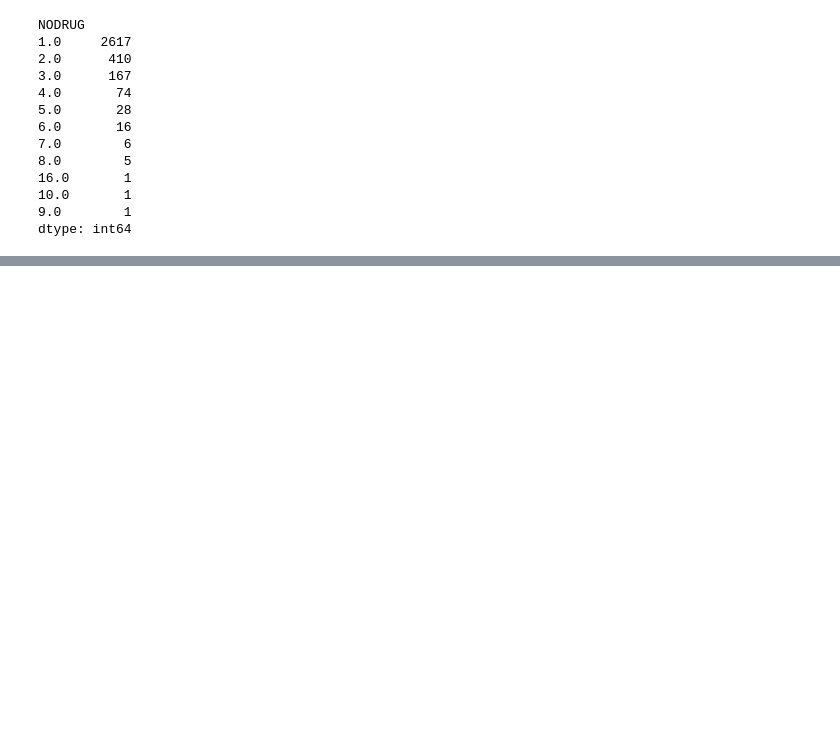
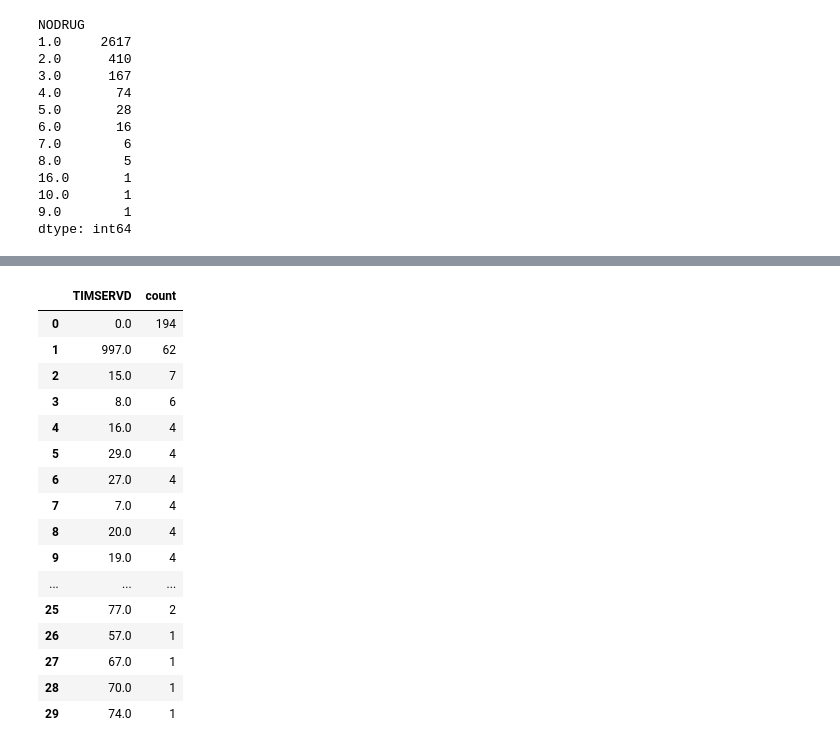
Before and after one commit to jenwhitson/sentencing_project, a Jupyter notebook: notebooks/supplemental_analysis.ipynb, the cells around one changed output, grey strips where cells are left out. Cells and saved outputs as stored; diff of their text form; code cells hidden in the pictures; blank space fills up the shorter version.

```diff
--- a/notebooks/supplemental_analysis.ipynb
+++ b/notebooks/supplemental_analysis.ipynb
@@ -118,0 +449,20 @@ dtype: int64
+# %%
+timeserved.head(30)
+# %% [output]
+|  | TIMSERVD | count |
+| 0 | 0.0 | 194 |
+| 1 | 997.0 | 62 |
+| 2 | 15.0 | 7 |
+| 3 | 8.0 | 6 |
+| 4 | 16.0 | 4 |
+| 5 | 29.0 | 4 |
+| 6 | 27.0 | 4 |
+| 7 | 7.0 | 4 |
+| 8 | 20.0 | 4 |
+| 9 | 19.0 | 4 |
+| ... | ... | ... |
+| 25 | 77.0 | 2 |
+| 26 | 57.0 | 1 |
+| 27 | 67.0 | 1 |
+| 28 | 70.0 | 1 |
+| 29 | 74.0 | 1 |
```
Also changed, not shown: parts of 40 cells of this notebook, 1 other file.
